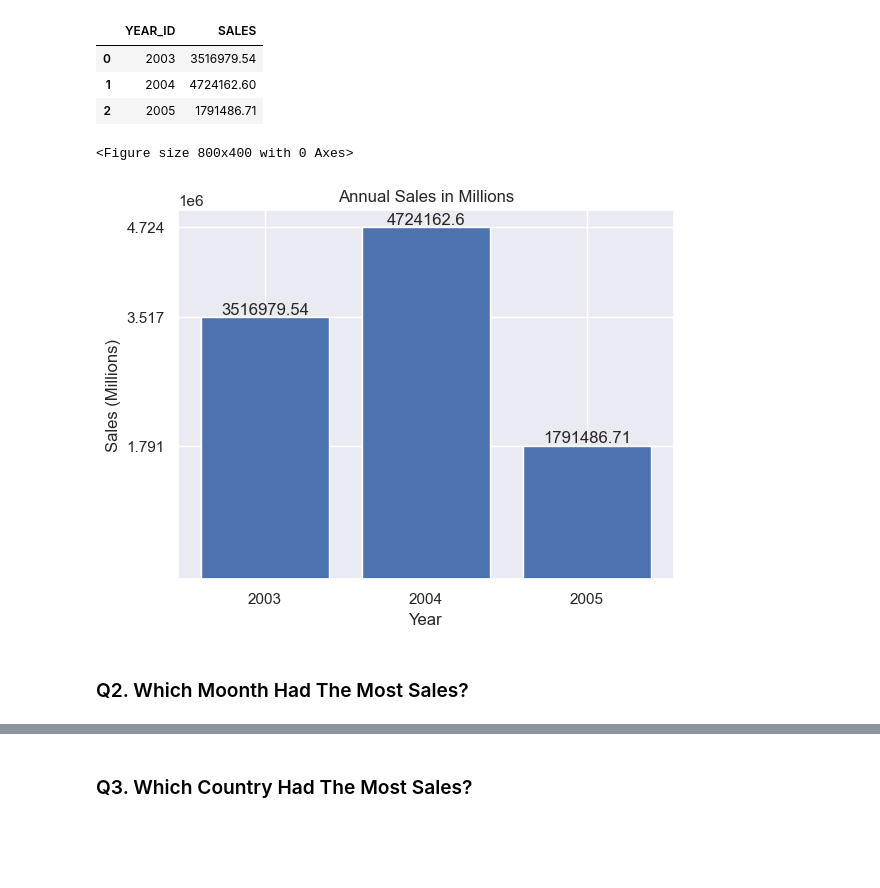
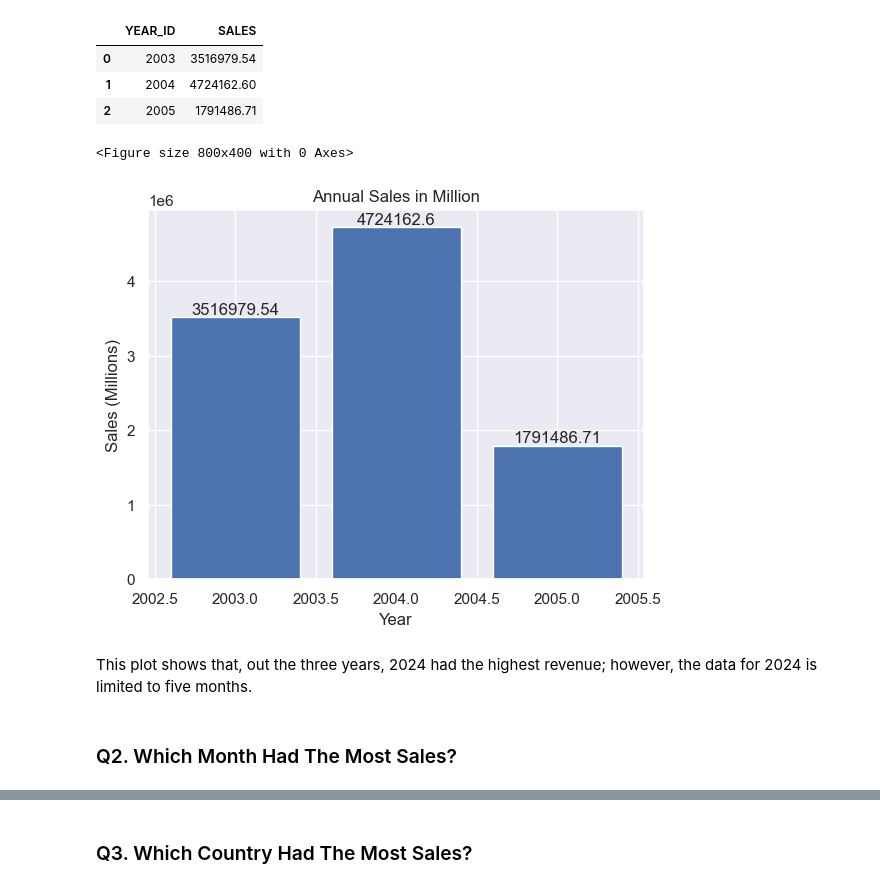
Before and after one commit to Dexsholex/EDA-on-Sales-Data, a Jupyter notebook: Exploratory Data Analysis on Sales Data.ipynb, the cells around one changed output, grey strips where cells are left out. Drawn from its saved outputs; the diff is of its cells as text; code cells hidden in the pictures; blank space fills up the shorter version.

```diff
--- a/Exploratory Data Analysis on Sales Data.ipynb
+++ b/Exploratory Data Analysis on Sales Data.ipynb
@@ -86,6 +86,12 @@ df.drop(['ORDERNUMBER', 'PRICEEACH', 'ORDERLINENUMBER', 'ORDERDATE',
          'PRODUCTCODE', 'PHONE', 'ADDRESSLINE2',
        'STATE', 'POSTALCODE', 'TERRITORY', 'CONTACTFIRSTNAME',
        'CONTACTLASTNAME'], axis=1, inplace=True)
+# %%
+# Replace coded values with their month for 'MONTH_ID'
+df['MONTH_ID'].replace({1:'Jan', 2:'Feb', 3:'Mar', 4:'Apr',
+                        5:'May', 6:'Jun', 7:'Jul', 8:'Aug',
+                        9:'Sep', 10:'Oct', 11:'Nov', 12:'Dec'
+                       }, inplace=True)
 # %%
 df.sample(5)
 # %% [output]
@@ -107,6 +113,45 @@ df1
 | 0 | 2003 | 3516979.54 |
 | 1 | 2004 | 4724162.60 |
 | 2 | 2005 | 1791486.71 |
+# %%
+def bar_plot(x,y, xlabel, ylabel, title):
+    # Set theme
+    sns.set_theme(font_scale=1.0)
+
+    # Create the figure size
+    plt.figure(figsize=(8,4))
+
+    # Plot
+    fig, ax = plt.subplots()
+    bars = ax.bar(x, y, color='teal')
+
+    ax.bar(x, y)
+
+    # add labels and title
+    ax.set_xlabel(xlabel)
+    ax.set_ylabel(ylabel)
+    ax.set_title(title)
+    #ax.set_xticks(df1.YEAR_ID)
+    #ax.set_xticklabels(['2003', '2004', '2005'])
+    #ax.set_yticks(df1.SALES)
+
+
+    # Add bar labels
+    for bar, SALE in zip(bars, sales_in_millions):
+        label = bar.get_height()
+        plt.text(bar.get_x() + bar.get_width()/2, label+0.05 , round(label, 2),
+               ha='center', va='bottom')
+
+    plt.show();
+# %%
+# Convert to millions
+sales_in_millions = [SALE/1e6 for SALE in df1.SALES]
+
+bar_plot(df1.YEAR_ID, df1.SALES, 'Year', 'Sales (Millions)',
+         'Annual Sales in Million')
+# %% [output]
+<Figure size 800x400 with 0 Axes>
+[figure, added]
 # %%
 # Convert to millions
 sales_in_millions = [SALE/1e6 for SALE in df1.SALES]
@@ -139,8 +184,7 @@ for bar, SALE in zip(bars, sales_in_millions):
            ha='center', va='bottom')
 
 plt.show();
-# %% [output]
-<Figure size 800x400 with 0 Axes>
-[figure, removed]
+# %% [markdown]
+This plot shows that, out the three years, 2024 had the highest revenue; however, the data for 2024 is limited to five months.
 # %% [markdown]
-### Q2. Which Moonth Had The Most Sales?
+### Q2. Which Month Had The Most Sales?
```
Also changed, not shown: parts of 3 cells of this notebook.
